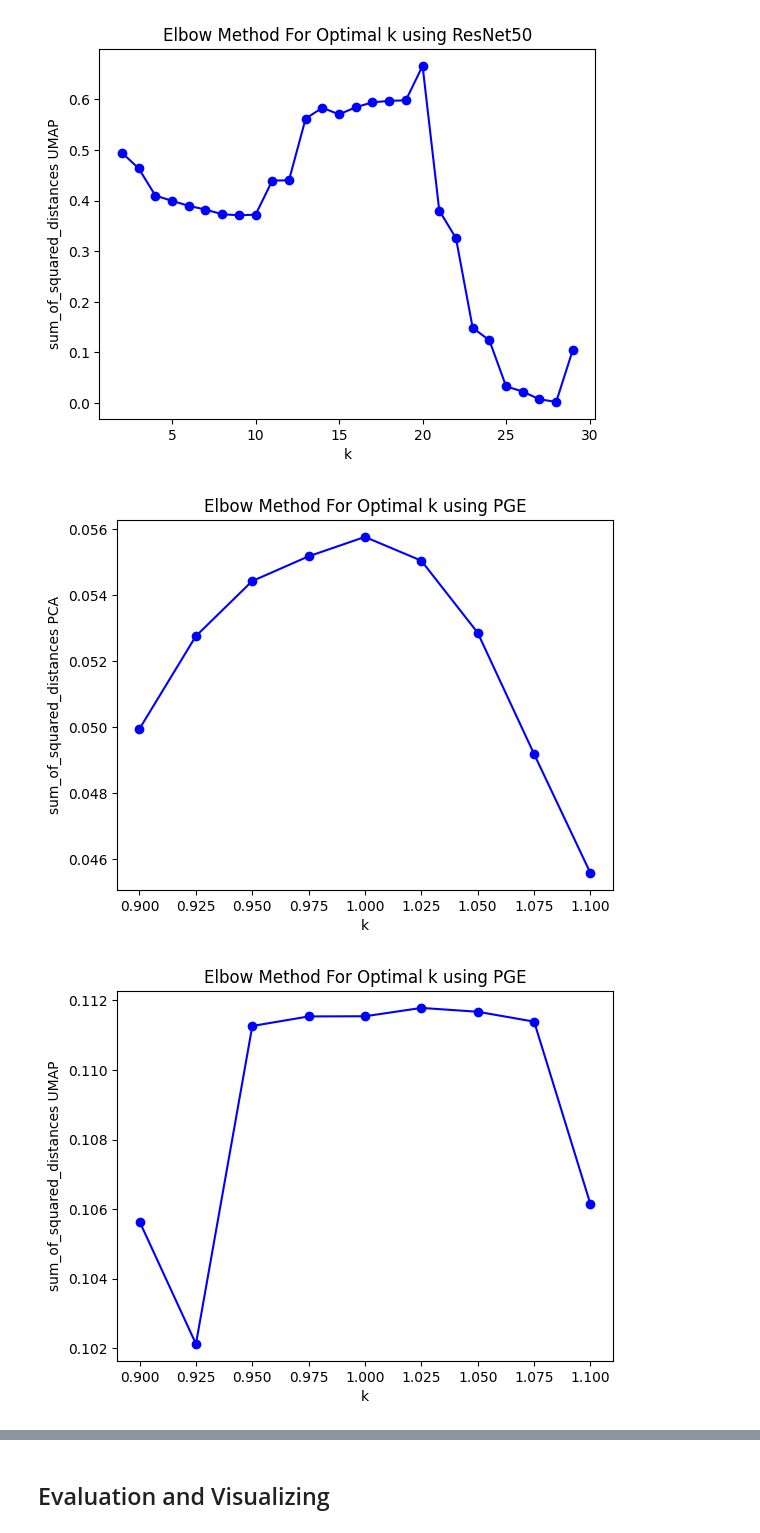
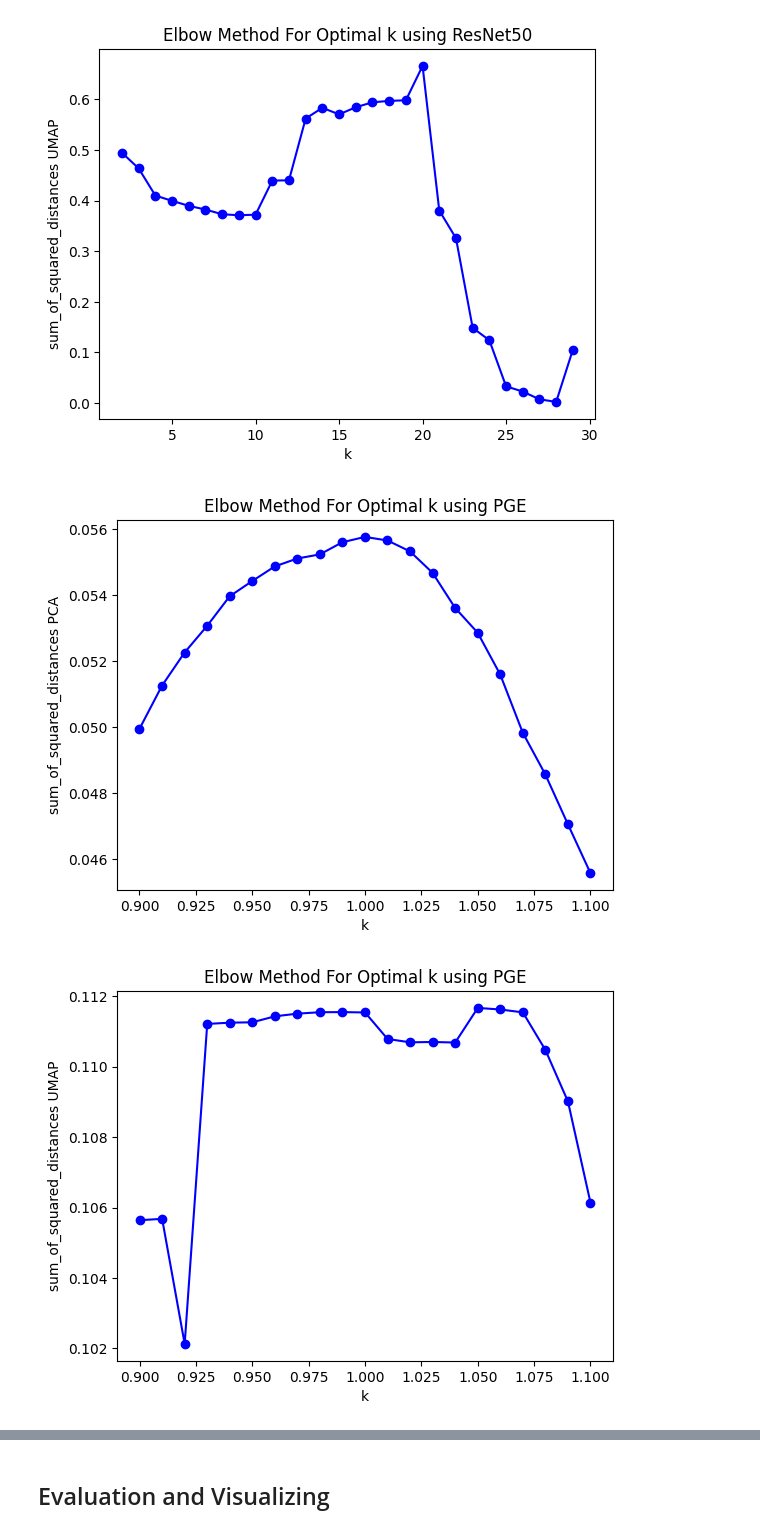
Before and after one commit to titichayajojo/Case-Study-1-Clustering, a Jupyter notebook: case_study1-2.ipynb, the cells around one changed output, grey strips where cells are left out. Drawn from its saved outputs; the diff is of its cells as text; code cells hidden in the pictures.

```diff
--- a/case_study1-2.ipynb
+++ b/case_study1-2.ipynb
@@ -358,7 +364,7 @@ def train_squared(test_data, sum_list = [], ylabel = 'PCA', xlabel = 'PGE', Mode
       sum_list.append([k,silhouette_score(test_data, model_fitted)])
 
   elif Model is Louvain:
-    K = np.arange(0.9, 1.1, 0.025)
+    K = np.arange(0.9, 1.1, 0.01)
     for r in K:
       # print(r)
       louvain_model = Louvain(resolution = r)
@@ -367,9 +373,10 @@ def train_squared(test_data, sum_list = [], ylabel = 'PCA', xlabel = 'PGE', Mode
       louvain_counts = np.unique(louvain_assignment, return_counts = True)
       # modularity_score = louvain_model
       modularity_score = get_modularity(adjacency_matrix, louvain_assignment)
-
+      param['louvain_count_list'].extend([r,len(louvain_counts[0])])
       ##append score of louvain
       sum_list.append([r,modularity_score])
+      # print(louvain_counts)
     # print(sum_list)
   plt.plot(K, [i[1] for i in sum_list], 'bo-')
   plt.xlabel('k')
@@ -424,18 +431,21 @@ train_squared(test_data_resnet50_umap, resnet_umap_hier_score, 'UMAP', 'ResNet50
 # %%
 # Louvain PGE
 pge_pca_louvain_score = [] # PCA
 pge_umap_louvain_score = [] # UMAP
 
 # Louvain ResNet50
 resnet_pca_louvain_score = [] # PCA
 resnet_umap_louvain_score = [] # UMAP
+l1 = []
+l2 = []
+l3 = []
+l4 = []
+# Louvain
+train_squared(test_data_pge_pca, pge_pca_louvain_score, 'PCA', 'PGE', Louvain, louvain_count_list = l1) # PGE PCA
+train_squared(test_data_pge_umap, pge_umap_louvain_score, 'UMAP', 'PGE', Louvain, louvain_count_list = l2) # PGE UMAP
 
-# Louvain
-train_squared(test_data_pge_pca, pge_pca_louvain_score, 'PCA', 'PGE', Louvain) # PGE PCA
-train_squared(test_data_pge_umap, pge_umap_louvain_score, 'UMAP', 'PGE', Louvain) # PGE UMAP
-
-train_squared(test_data_resnet50_pca, resnet_pca_louvain_score, 'PCA', 'ResNet50', Louvain) # ResNet50 PCA
-train_squared(test_data_resnet50_umap, resnet_umap_louvain_score, 'UMAP', 'ResNet50', Louvain) # ResNet50 UMAP
+train_squared(test_data_resnet50_pca, resnet_pca_louvain_score, 'PCA', 'ResNet50', Louvain, louvain_count_list = l3) # ResNet50 PCA
+train_squared(test_data_resnet50_umap, resnet_umap_louvain_score, 'UMAP', 'ResNet50', Louvain, louvain_count_list = l4) # ResNet50 UMAP
 # %% [output]
-[figure, old version]
+[figure, new version]
-[figure, old version]
+[figure, new version]
```
Also changed, not shown: parts of 11 cells of this notebook, 1 other file.
